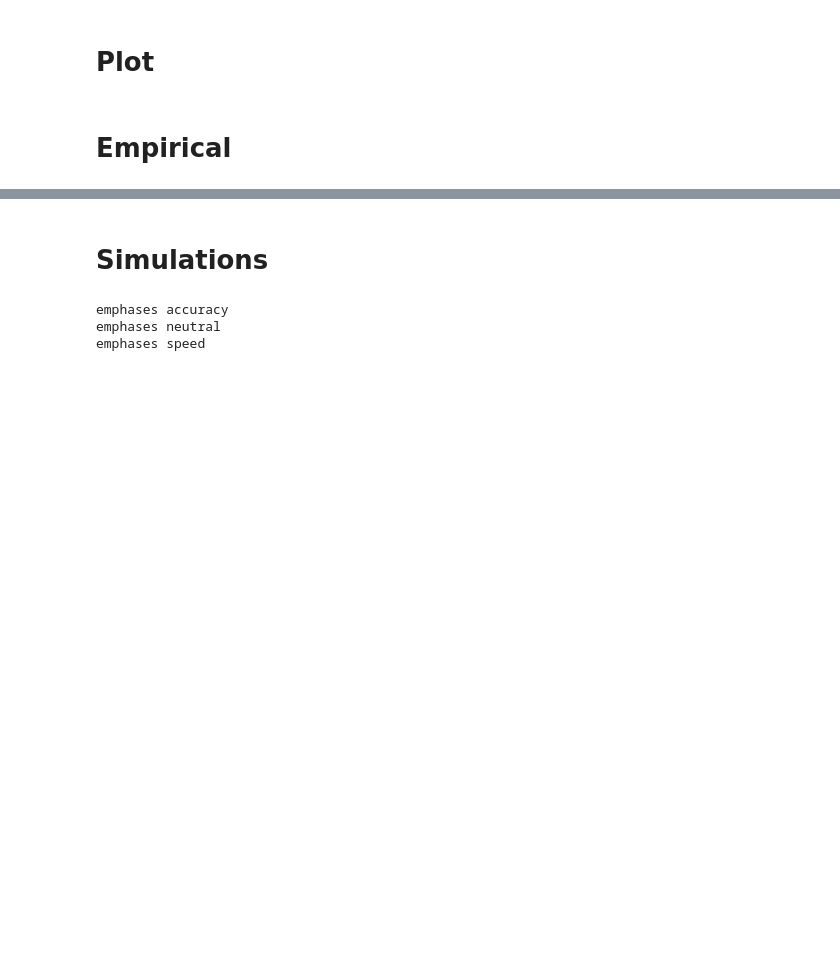
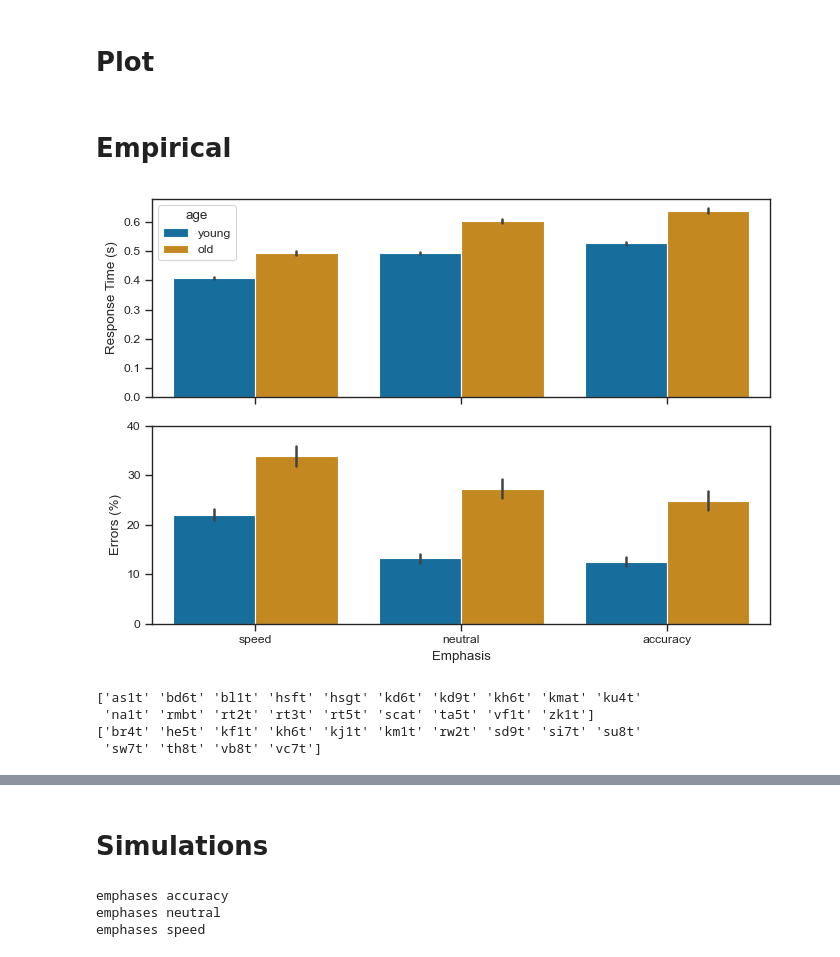
Before and after one commit to psipeter/speed-accuracy-tradeoff, a Jupyter notebook: forstmann_compare.ipynb, the cells around one changed output, grey strips where cells are left out. Drawn from its saved outputs; the diff is of its cells as text; code cells hidden in the pictures; blank space fills up the shorter version.

```diff
--- a/forstmann_compare.ipynb
+++ b/forstmann_compare.ipynb
@@ -317,9 +347,9 @@ def plot_empirical(empfile):
 
     fig, axes = plt.subplots(nrows=2, ncols=1, sharex=True, figsize=((7, 5)))
     sns.barplot(data=emp, x='emphasis', y='RT', hue='age', order=['speed', 'neutral', 'accuracy'],
-                 palette=palette[:3], ax=axes[0])
+                 palette=palette[:2], ax=axes[0])
     sns.barplot(data=emp, x='emphasis', y='error', hue='age', order=['speed', 'neutral', 'accuracy'],
-                 palette=palette[:3], ax=axes[1])
+                 palette=palette[:2], ax=axes[1])
     axes[0].set(xlabel="Emphasis", ylabel="Response Time (s)")
     # axes[0].legend(ncols=2, loc='upper right')
     axes[1].set(xlabel="Emphasis", ylabel="Errors (%)", yticks=[0,10,20,30,40])
@@ -328,4 +358,15 @@ def plot_empirical(empfile):
     fig.savefig(f"plots/forstmann_empirical.svg")
     fig.savefig(f"plots/forstmann_empirical.png", dpi=600)
 # %%
-# plot_empirical("forstmann2011")
+plot_empirical("forstmann2011")
+# %% [output]
+[figure, added]
+# %%
+emp = pd.read_pickle(f"data/forstmann2011.pkl")
+print(emp.query("age=='young'")['pid'].unique())
+print(emp.query("age=='old'")['pid'].unique())
+# %% [output]
+['as1t' 'bd6t' 'bl1t' 'hsft' 'hsgt' 'kd6t' 'kd9t' 'kh6t' 'kmat' 'ku4t'
+ 'na1t' 'rmbt' 'rt2t' 'rt3t' 'rt5t' 'scat' 'ta5t' 'vf1t' 'zk1t']
+['br4t' 'he5t' 'kf1t' 'kh6t' 'kj1t' 'km1t' 'rw2t' 'sd9t' 'si7t' 'su8t'
+ 'sw7t' 'th8t' 'vb8t' 'vc7t']
```
Also changed, not shown: parts of 17 cells of this notebook.
